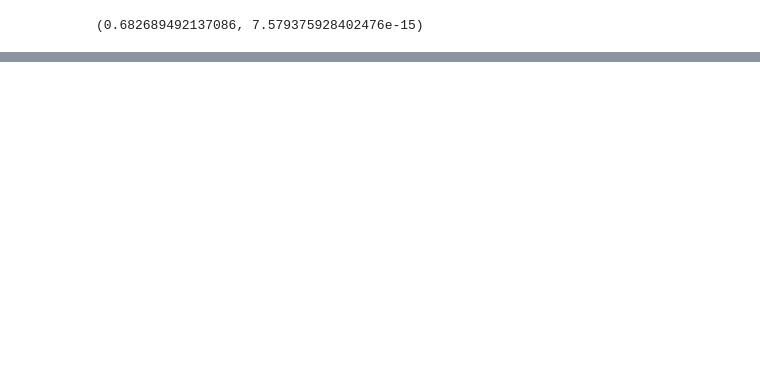
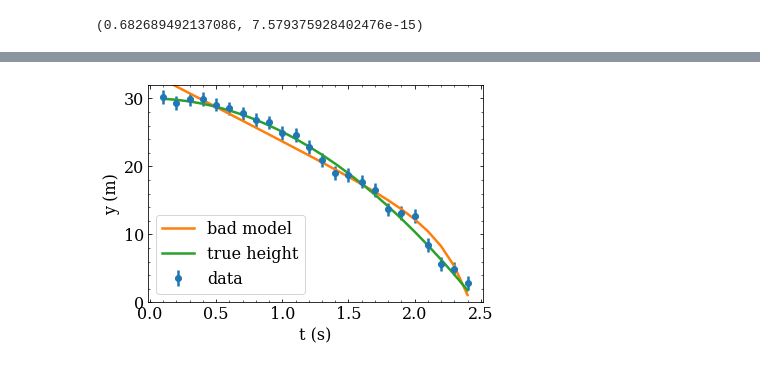
Before and after one commit to AmedeoAvogadro/PHYS29, a Jupyter notebook: notebooks/Ninth_and_Tenth_Lecture.ipynb, the cells around one changed output, grey strips where cells are left out. Cells and saved outputs as stored; diff of their text form; code cells hidden in the pictures; blank space fills up the shorter version.

```diff
--- a/notebooks/Ninth_and_Tenth_Lecture.ipynb
+++ b/notebooks/Ninth_and_Tenth_Lecture.ipynb
@@ -73,0 +172,12 @@ print(gmeanerr)
+# %%
+def badmodel(t, y0, vy0, alpha):
+    return y0+vy0*t-alpha*np.exp(t**2)
+bestpar,covariance=optimize.curve_fit(badmodel,tmeas,ymeas,sigma=yerr)
+print('best fit parameters\n y0, vy0, alpha =\n',bestpar)
+ybadmod=badmodel(tmeas,bestpar[0],bestpar[1],bestpar[2])
+diffbad=(ymeas-ybadmod)**2/yerr**2
+chisqbad=np.sum(diffbad)
+print('\nchi squared for best model =',chisqbest)
+print('chi squared for bad model =',chisqbad)
+print('reduced chi squared for best model =',chisqbest/(24-3))
+print('reduced chi squared for bad model =',chisqbad/(24-3))
@@ -73,0 +193,11 @@ print(gmeanerr)
+# %%
+plt.errorbar(tmeas,ymeas,yerr,linestyle=' ',marker='o',label='data')
+plt.plot(tmeas,ybadmod,label='bad model')
+plt.plot(tmeas,yexact,label='true height')
+plt.xlabel('t (s)')
+plt.ylabel('y (m)')
+plt.ylim(0.,32.)
+plt.legend()
+plt.show()
+# %% [output]
+[figure, added]
```
Also changed, not shown: parts of 21 cells of this notebook, 6 other files.
